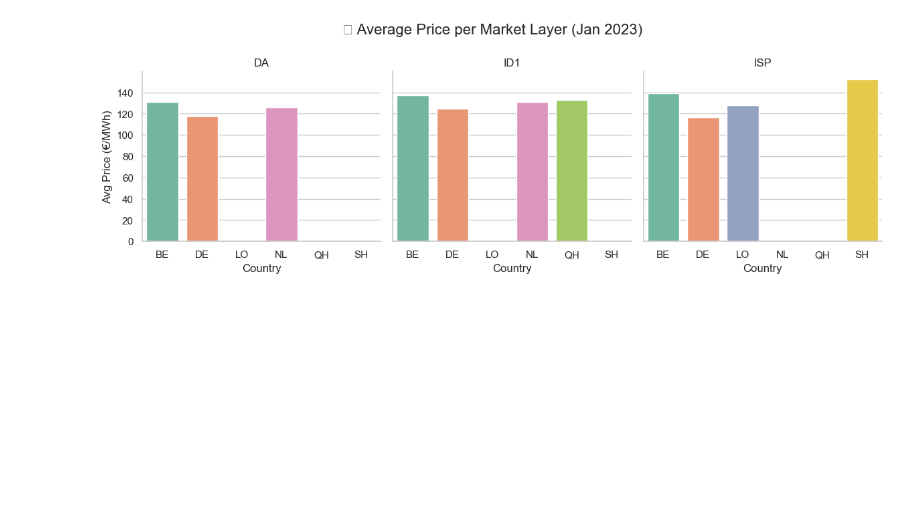
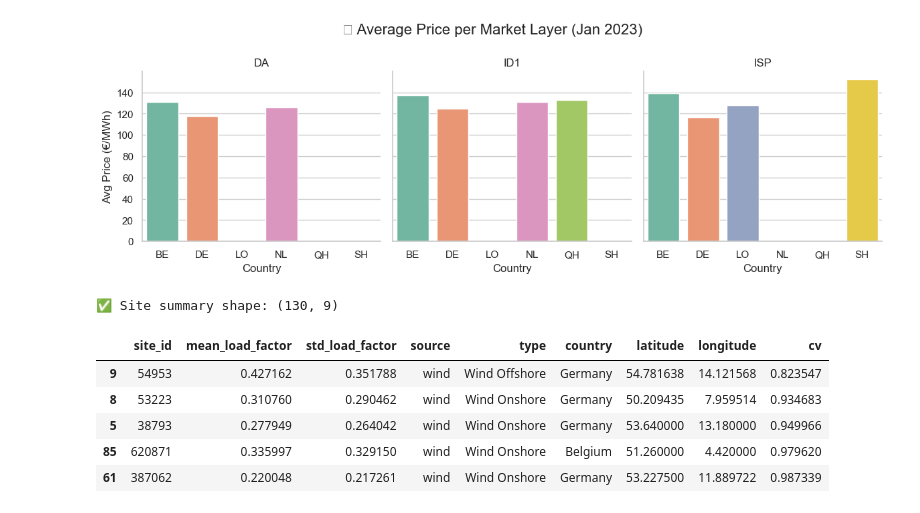
Before and after one commit to helhendawy/QDC-Lib, a Jupyter notebook: Comprehensive CODE.ipynb, the cells around one changed output. Drawn from its saved outputs; the diff is of its cells as text; code cells hidden in the pictures; blank space fills up the shorter version.

```diff
--- a/Comprehensive CODE.ipynb
+++ b/Comprehensive CODE.ipynb
@@ -1257,3 +1257,37 @@ Passing `palette` without assigning `hue` is deprecated and will be removed in v
 
   g = sns.catplot(
 [figure]
+# %%
+# Aggregate production metrics for each site
+site_summary_df = (
+    part1_df
+    .groupby('site_id')
+    .agg(
+        mean_load_factor=('load_factor', 'mean'),
+        std_load_factor=('load_factor', 'std'),
+        source=('source', 'first'),
+        type=('type', 'first'),
+        country=('country', 'first'),
+        latitude=('latitude', 'first'),
+        longitude=('longitude', 'first')
+    )
+    .reset_index()
+)
+
+# Compute Coefficient of Variation (CV)
+site_summary_df['cv'] = site_summary_df['std_load_factor'] / site_summary_df['mean_load_factor']
+
+# Remove rows with zero or null mean to avoid divide-by-zero issues
+site_summary_df = site_summary_df[site_summary_df['mean_load_factor'] > 0]
+
+# Sanity check
+print("✅ Site summary shape:", site_summary_df.shape)
+display(site_summary_df.sort_values(by='cv').head())
+# %% [output]
+✅ Site summary shape: (130, 9)
+|  | site_id | mean_load_factor | std_load_factor | source | type | country | latitude | longitude | cv |
+| 9 | 54953 | 0.427162 | 0.351788 | wind | Wind Offshore | Germany | 54.781638 | 14.121568 | 0.823547 |
+| 8 | 53223 | 0.310760 | 0.290462 | wind | Wind Onshore | Germany | 50.209435 | 7.959514 | 0.934683 |
+| 5 | 38793 | 0.277949 | 0.264042 | wind | Wind Onshore | Germany | 53.640000 | 13.180000 | 0.949966 |
+| 85 | 620871 | 0.335997 | 0.329150 | wind | Wind Onshore | Belgium | 51.260000 | 4.420000 | 0.979620 |
+| 61 | 387062 | 0.220048 | 0.217261 | wind | Wind Onshore | Germany | 53.227500 | 11.889722 | 0.987339 |
```
